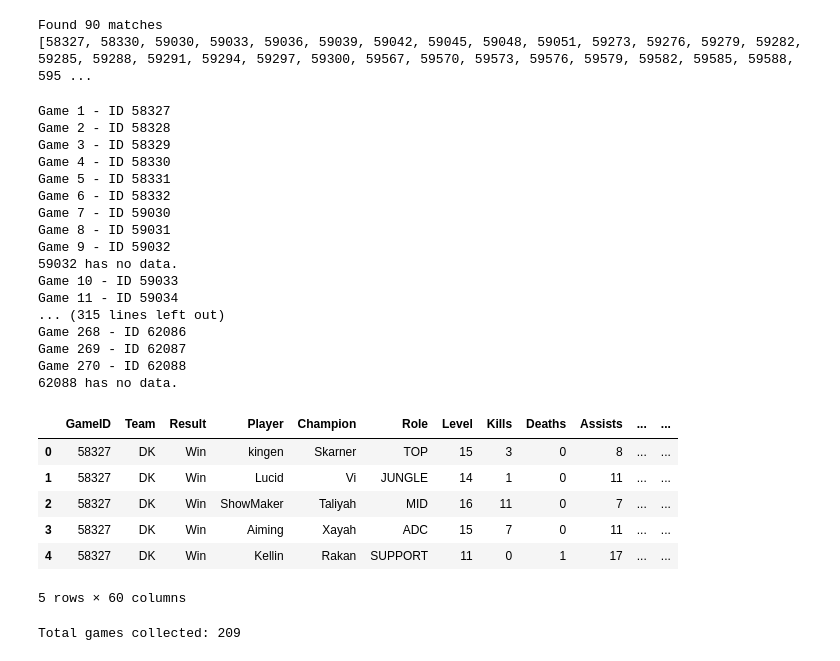
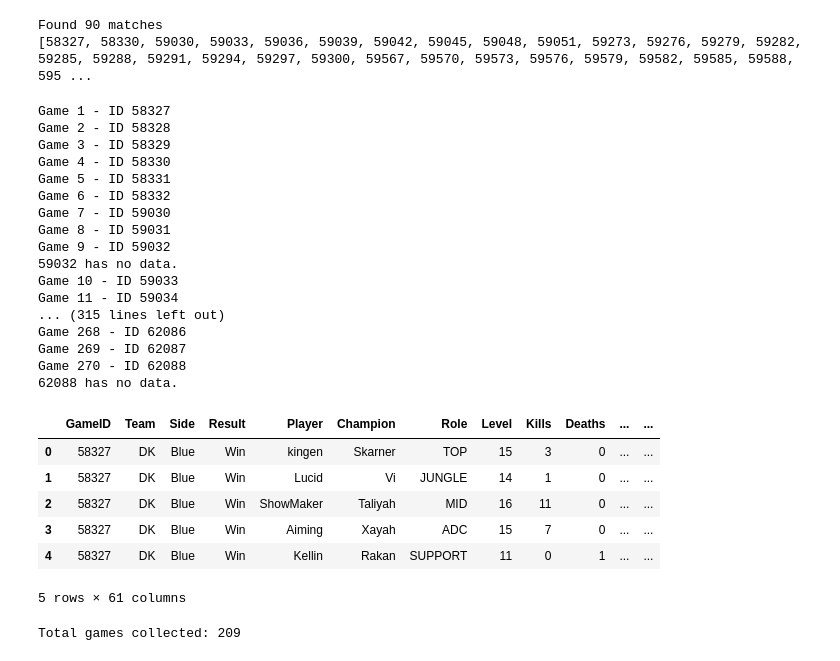
Before and after one commit to NguyenDung0210/LCK_Data_Analysis, a Jupyter notebook: crawl.ipynb, the cells around one changed output. Cells and saved outputs as stored; diff of their text form; code cells hidden in the pictures.

Commit message:
data

```diff
--- a/crawl.ipynb
+++ b/crawl.ipynb
@@ -394,7 +394,7 @@ def scrape_game(game_id):
 
     data.insert(0, "Team", teams)
     data.insert(1, "Side", sides)
-    data.insert(1, "Result", results)
+    data.insert(2, "Result", results)
 
     data.insert(0, "GameID", game_id)
     return data
@@ -405,40 +405,40 @@ for match_id in match_ids:
     for i in range(3):
         game_id = match_id + i
         print(f"Game {count} - ID {game_id}")
         df = scrape_game(game_id)
         if df is not None:
             all_data.append(df)
         count += 1
         time.sleep(1)
 
 df_all = pd.concat(all_data, ignore_index=True)
 df_all.to_csv("LCK_summer_2024.csv", index=False)
 df_all.head()
 # %% [output]
 Game 1 - ID 58327
 Game 2 - ID 58328
 Game 3 - ID 58329
 Game 4 - ID 58330
 Game 5 - ID 58331
 Game 6 - ID 58332
 Game 7 - ID 59030
 Game 8 - ID 59031
 Game 9 - ID 59032
 59032 has no data.
 Game 10 - ID 59033
 Game 11 - ID 59034
 ... (315 lines left out)
 Game 268 - ID 62086
 Game 269 - ID 62087
 Game 270 - ID 62088
 62088 has no data.
-|  | GameID | Team | Result | Player | Champion | Role | Level | Kills | Deaths | Assists | ... | ... |
-| 0 | 58327 | DK | Win | kingen | Skarner | TOP | 15 | 3 | 0 | 8 | ... | ... |
-| 1 | 58327 | DK | Win | Lucid | Vi | JUNGLE | 14 | 1 | 0 | 11 | ... | ... |
-| 2 | 58327 | DK | Win | ShowMaker | Taliyah | MID | 16 | 11 | 0 | 7 | ... | ... |
-| 3 | 58327 | DK | Win | Aiming | Xayah | ADC | 15 | 7 | 0 | 11 | ... | ... |
-| 4 | 58327 | DK | Win | Kellin | Rakan | SUPPORT | 11 | 0 | 1 | 17 | ... | ... |
+|  | GameID | Team | Side | Result | Player | Champion | Role | Level | Kills | Deaths | ... | ... |
+| 0 | 58327 | DK | Blue | Win | kingen | Skarner | TOP | 15 | 3 | 0 | ... | ... |
+| 1 | 58327 | DK | Blue | Win | Lucid | Vi | JUNGLE | 14 | 1 | 0 | ... | ... |
+| 2 | 58327 | DK | Blue | Win | ShowMaker | Taliyah | MID | 16 | 11 | 0 | ... | ... |
+| 3 | 58327 | DK | Blue | Win | Aiming | Xayah | ADC | 15 | 7 | 0 | ... | ... |
+| 4 | 58327 | DK | Blue | Win | Kellin | Rakan | SUPPORT | 11 | 0 | 1 | ... | ... |
-5 rows × 60 columns
+5 rows × 61 columns
 # %%
 print(f"\nTotal games collected: {len(all_data)}")
 # %% [output]
```
Also changed, not shown: parts of 1 cell of this notebook, 2 other files.
